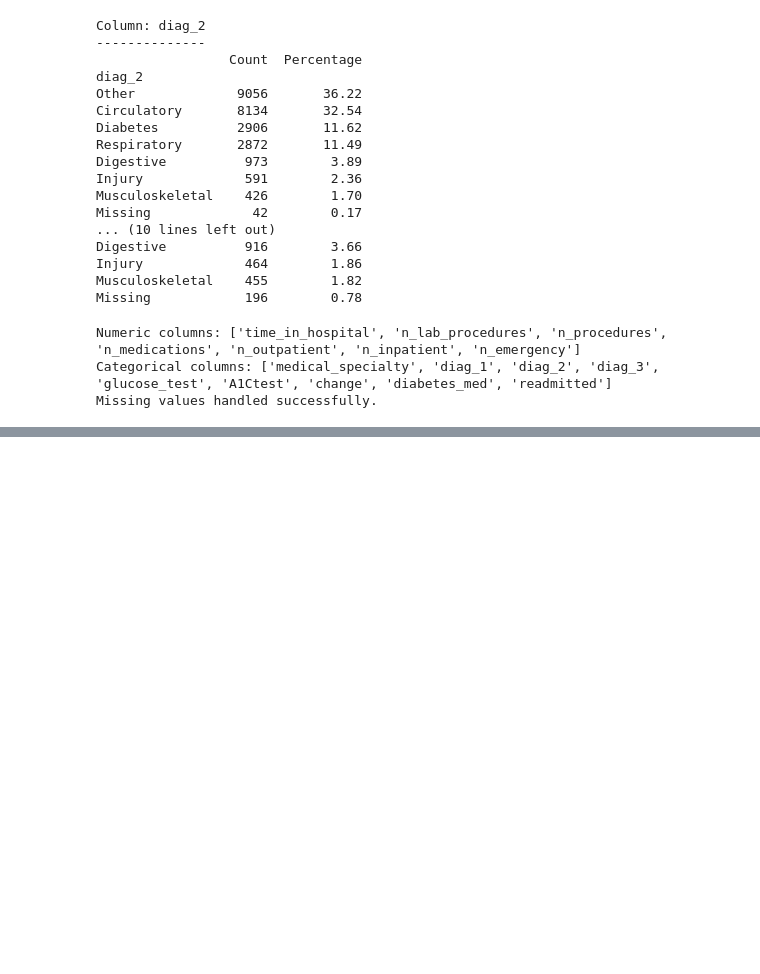
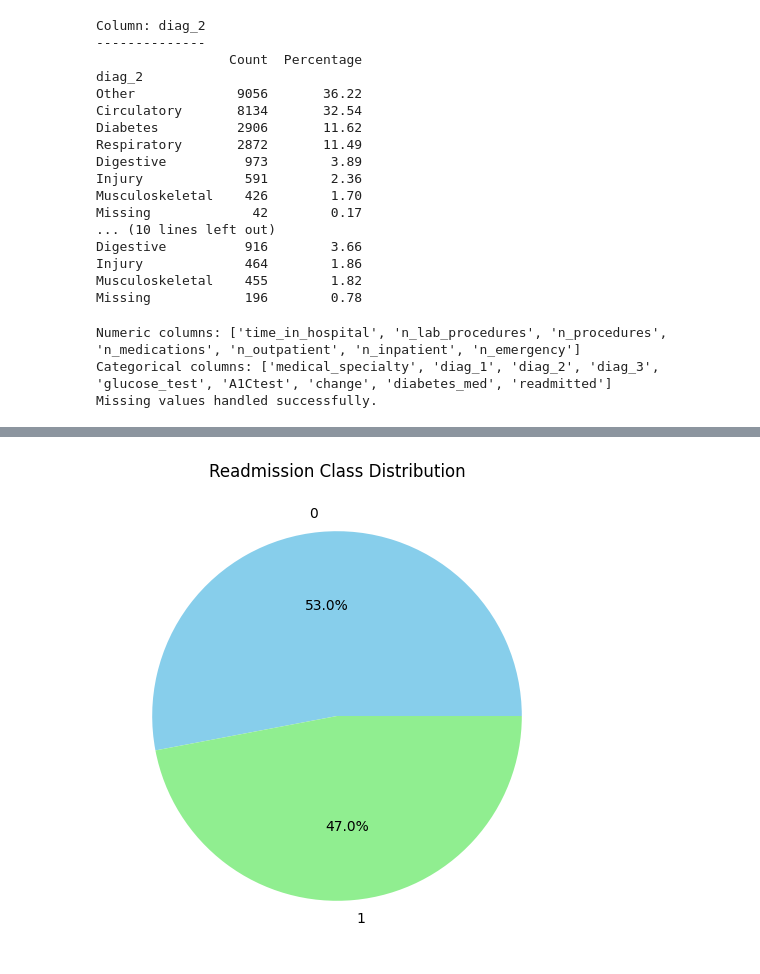
Before and after one commit to krithikadh/CTS_Hackathon, a Jupyter notebook: KJ.ipynb, the cells around one changed output, grey strips where cells are left out. Drawn from its saved outputs; the diff is of its cells as text; code cells hidden in the pictures; blank space fills up the shorter version.

```diff
--- a/KJ.ipynb
+++ b/KJ.ipynb
@@ -168,0 +335,12 @@ df = pd.get_dummies(df, columns=['diag_2', 'diag_3'], drop_first=True)
+# %%
+import matplotlib.pyplot as plt
+
+# Count of each class
+class_counts = y.value_counts()
+
+plt.figure(figsize=(6,6))
+plt.pie(class_counts, labels=class_counts.index, autopct='%1.1f%%', colors=['skyblue', 'lightgreen'])
+plt.title('Readmission Class Distribution')
+plt.show()
+# %% [output]
+[figure, added]
```
Also changed, not shown: parts of 39 cells of this notebook, 30 other files.
